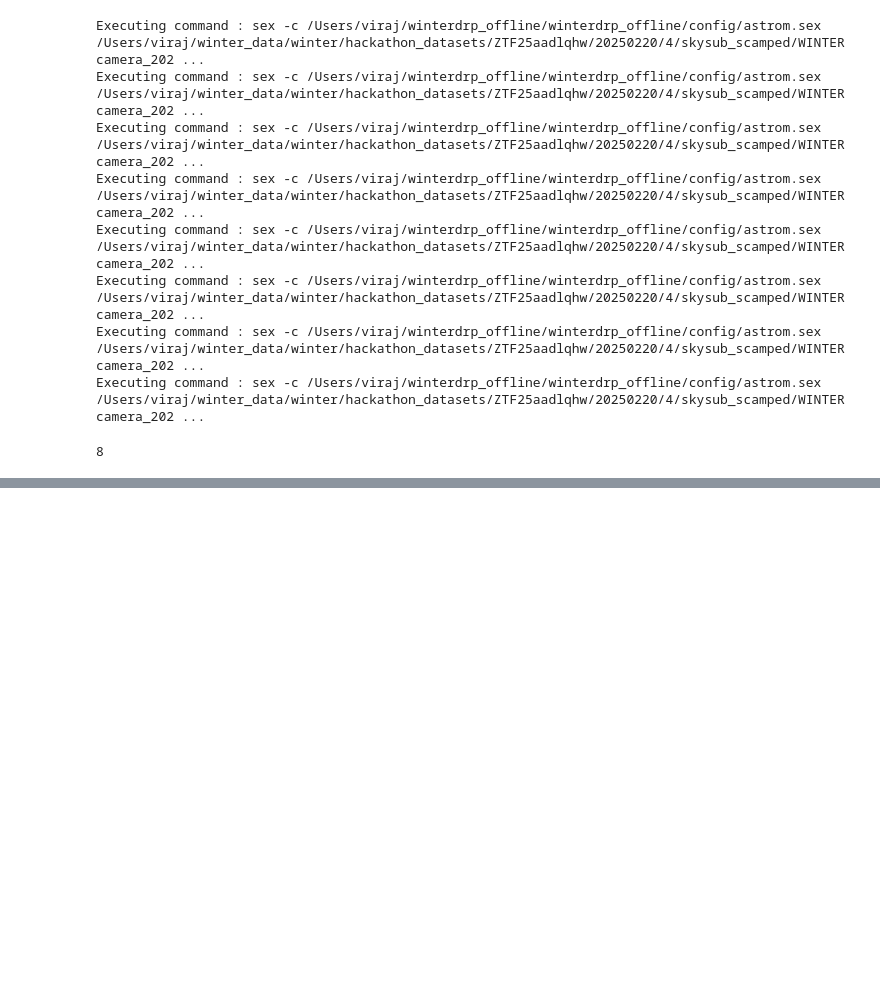
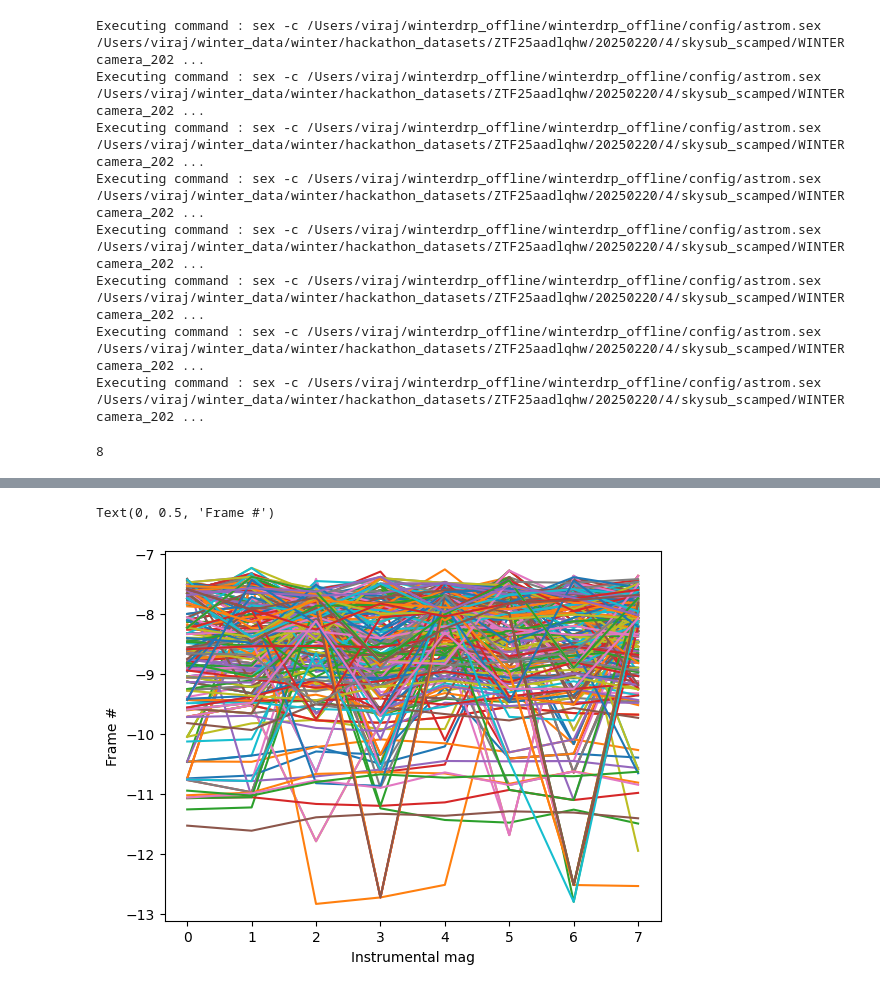
Before and after one commit to virajkaram/winterdrp_offline, a Jupyter notebook: notebooks/image_counts_diagnostics.ipynb, the cells around one changed output, grey strips where cells are left out. Drawn from its saved outputs; the diff is of its cells as text; code cells hidden in the pictures; blank space fills up the shorter version.

```diff
--- a/notebooks/image_counts_diagnostics.ipynb
+++ b/notebooks/image_counts_diagnostics.ipynb
@@ -352,0 +369,8 @@ Text(0, 0.5, 'Frame #')
+# %%
+mags, magerrs, fluxes, fluxerrs, xs, ys, seps = get_catalog_mags_from_list(bright_ref_cat_crds, catalogs_list, colname='MAG_APER', errcolname='MAGERR_APER')
+plt.plot(mags)
+plt.xlabel(r'Instrumental mag')
+plt.ylabel(r'Frame #')
+# %% [output]
+Text(0, 0.5, 'Frame #')
+[figure, added]
```
Also changed, not shown: parts of 38 cells of this notebook.
